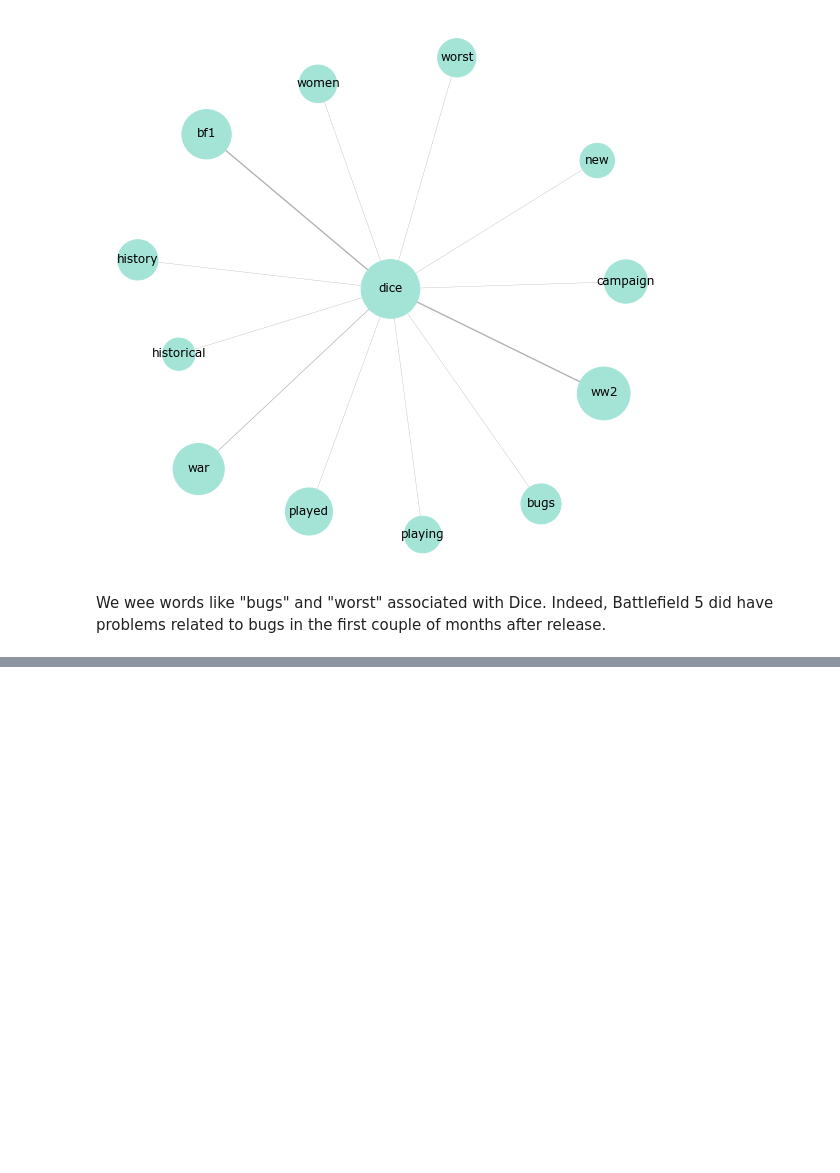
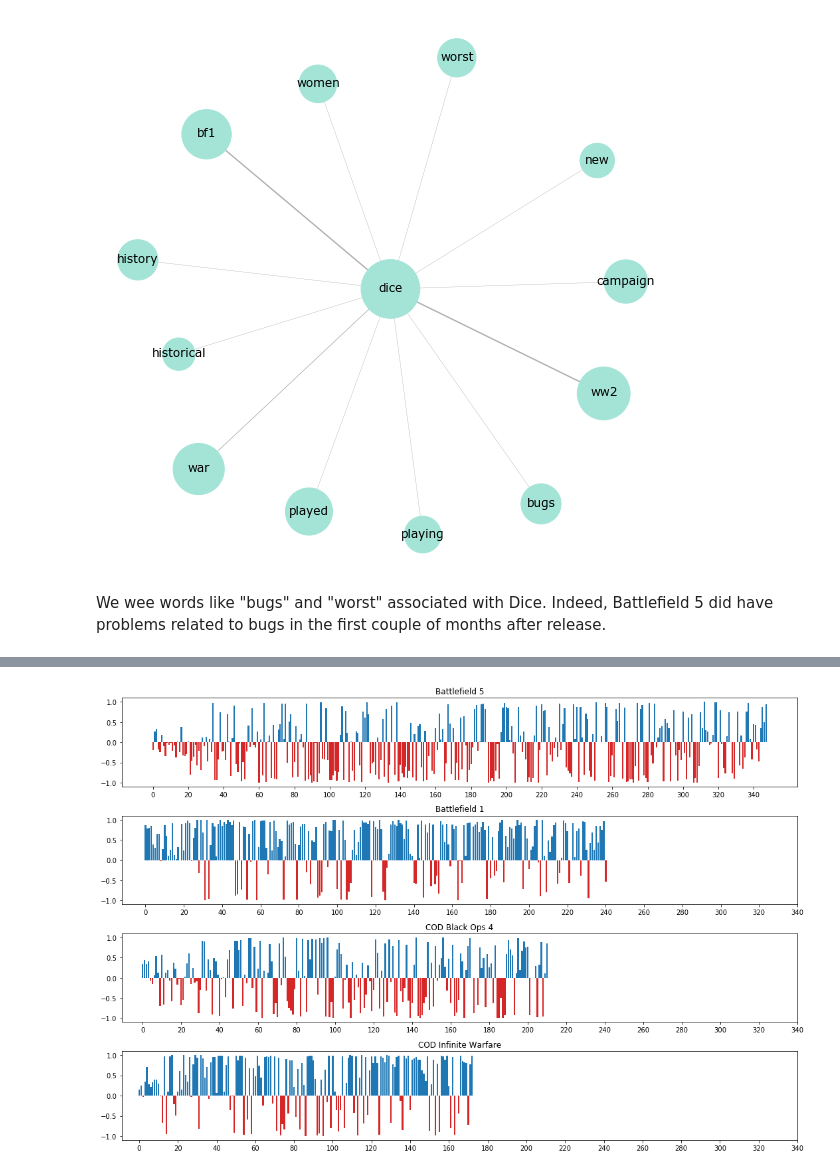
Before and after one commit to brunoochi/nlp_studies, a Jupyter notebook: PJ_Battle.ipynb, the cells around one changed output, grey strips where cells are left out. Drawn from its saved outputs; the diff is of its cells as text; code cells hidden in the pictures; blank space fills up the shorter version.

```diff
--- a/PJ_Battle.ipynb
+++ b/PJ_Battle.ipynb
@@ -628,0 +667,10 @@ We wee words like "bugs" and "worst" associated with Dice. Indeed, Battlefield 5
+# %%
+# let's process the date column.
+# I want to see how scores trend over time
+
+from datetime import datetime
+bf5_en["date_fmt"] = bf5_en.apply(lambda x : datetime.strptime(x["date"], "%b %d, %Y"), axis=1)
+bf1_en["date_fmt"] = bf1_en.apply(lambda x : datetime.strptime(x["date"], "%b %d, %Y"), axis=1)
+codbo_en["date_fmt"] = codbo_en.apply(lambda x : datetime.strptime(x["date"], "%b %d, %Y"), axis=1)
+codiw_en["date_fmt"] = codiw_en.apply(lambda x : datetime.strptime(x["date"], "%b %d, %Y"), axis=1)
+bf5_en.head()
@@ -628,0 +684,35 @@ We wee words like "bugs" and "worst" associated with Dice. Indeed, Battlefield 5
+# %%
+# Aggregate review scores into a daily granularity
+bf5_dailysid = bf5_en.sort_values("date_fmt")[["date_fmt", "sid"]].groupby("date_fmt").agg("mean")
+bf1_dailysid = bf1_en.sort_values("date_fmt")[["date_fmt", "sid"]].groupby("date_fmt").agg("mean")
+codbo_dailysid = codbo_en.sort_values("date_fmt")[["date_fmt", "sid"]].groupby("date_fmt").agg("mean")
+codiw_dailysid = codiw_en.sort_values("date_fmt")[["date_fmt", "sid"]].groupby("date_fmt").agg("mean")
+
+# I add a color column so that I can represent positives and negatives in the visualization
+bf5_dailysid["color"] = bf5_dailysid.apply(lambda x: "tab:red" if x["sid"] <= 0 else "tab:blue", axis=1)
+bf1_dailysid["color"] = bf1_dailysid.apply(lambda x: "tab:red" if x["sid"] <= 0 else "tab:blue", axis=1)
+codbo_dailysid["color"] = codbo_dailysid.apply(lambda x: "tab:red" if x["sid"] <= 0 else "tab:blue", axis=1)
+codiw_dailysid["color"] = codiw_dailysid.apply(lambda x: "tab:red" if x["sid"] <= 0 else "tab:blue", axis=1)
+
+# normalize periods (I will use index to represent day 0 - day n)
+bf5_dailysid_r = bf5_dailysid.reset_index()
+bf1_dailysid_r = bf1_dailysid.reset_index()
+codbo_dailysid_r = codbo_dailysid.reset_index()
+codiw_dailysid_r = codiw_dailysid.reset_index()
+
+# organize all data into a dictionary
+sids = [bf5_dailysid_r, bf1_dailysid_r, codbo_dailysid_r, codiw_dailysid_r]
+names = ["Battlefield 5", "Battlefield 1", "COD Black Ops 4", "COD Infinite Warfare"]
+sids_data = list(zip(names, sids))
+# %%
+# Let's plot the scores over time
+
+fig, axs = plt.subplots(4,1, figsize=(15,10))
+for ax, sid in zip(axs.ravel(), sids_data):
+    ax.bar(x=sid[1].index, height=sid[1]["sid"], color=sid[1]["color"])
+    ax.set_xticks(np.arange(0, len(bf5_dailysid_r), step=20))
+    ax.set_title(sid[0])
+plt.tight_layout()
+plt.show()
+# %% [output]
+[figure, added]
```
Also changed, not shown: parts of 28 cells of this notebook.
